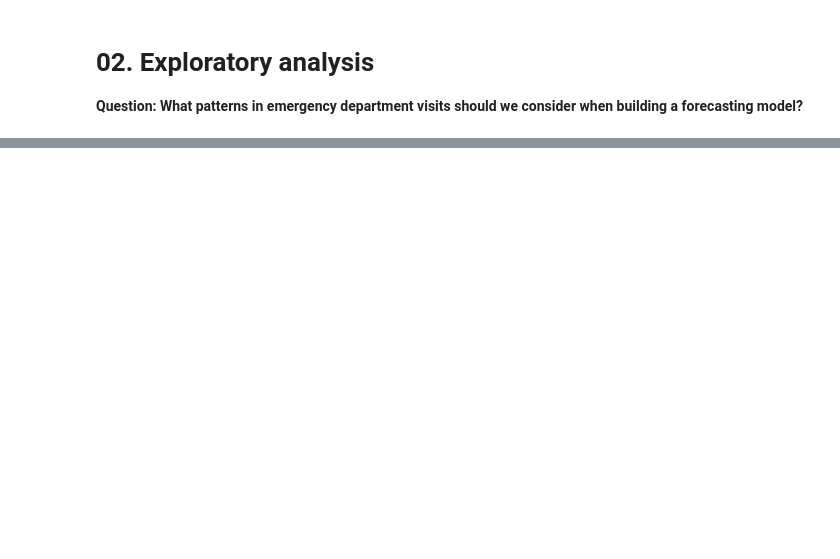
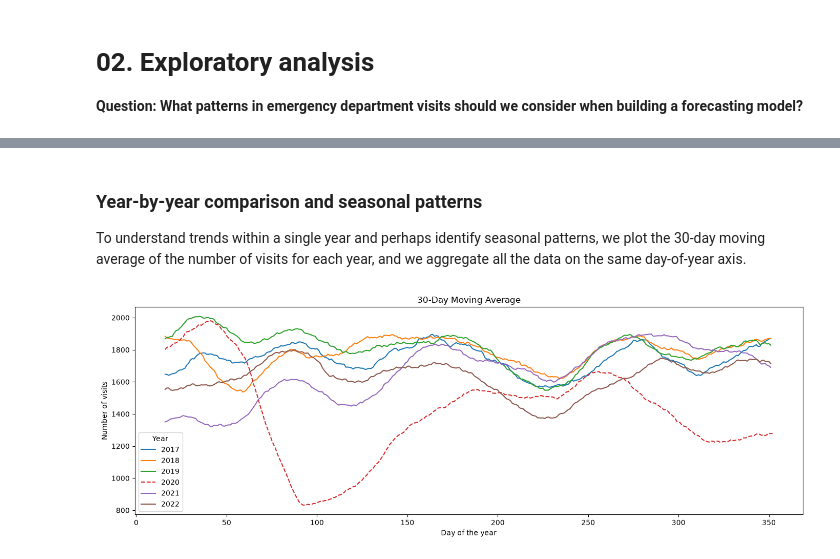
Before and after one commit to nailito/rhone-emergency-forecasting, a Jupyter notebook: analysis/02-exploratory-analysis.ipynb, the cells around one changed output, grey strips where cells are left out. Cells and saved outputs as stored; diff of their text form; code cells hidden in the pictures; blank space fills up the shorter version.

```diff
--- a/analysis/02-exploratory-analysis.ipynb
+++ b/analysis/02-exploratory-analysis.ipynb
@@ -41,0 +55,20 @@ v1
+# %% [markdown]
+### Year-by-year comparison and seasonal patterns
+
+To understand trends within a single year and perhaps identify seasonal patterns, we plot the 30-day moving average of the number of visits for each year, and we aggregate all the data on the same day-of-year axis.
+# %%
+fig, ax = plt.subplots(figsize=(14, 5))
+
+for year, group in visits.groupby(visits.index.year):
+    smooth = group.rolling(window=30, center=True).mean()
+    ax.plot(smooth.index.day_of_year, smooth.values, label=str(year),
+            linestyle="--" if year == 2020 else "-")
+
+ax.set_title("30-Day Moving Average")
+ax.set_xlabel("Day of the year")
+ax.set_ylabel("Number of visits")
+ax.legend(title="Year")
+plt.tight_layout()
+plt.show()
+# %% [output]
+[figure, added]
```
Also changed, not shown: parts of 6 cells of this notebook, 1 other file.
